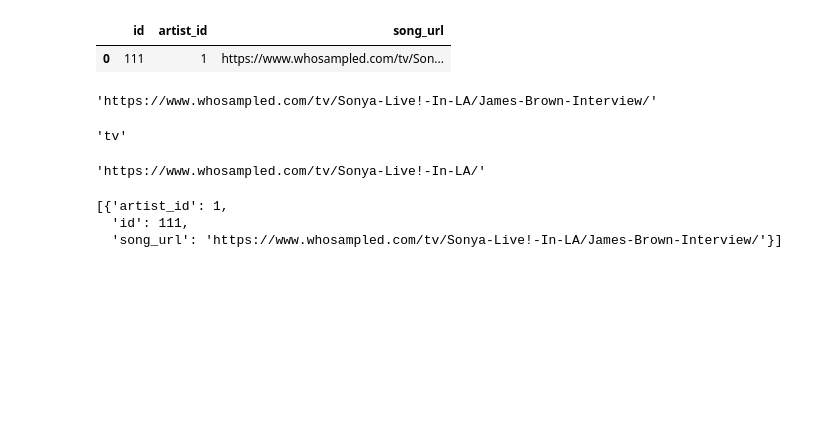
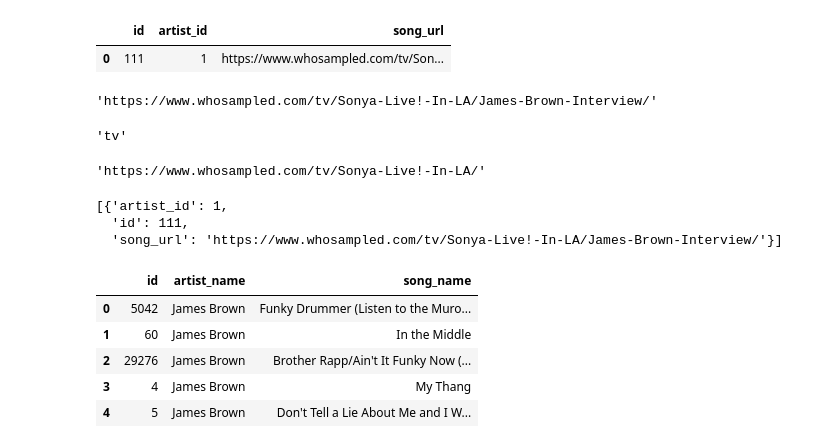
Before and after one commit to brettashley/ml-mix-lab, a Jupyter notebook: notebooks/db-interaction.ipynb, the cells around one changed output. Drawn from its saved outputs; the diff is of its cells as text; code cells hidden in the pictures; blank space fills up the shorter version.

```diff
--- a/notebooks/db-interaction.ipynb
+++ b/notebooks/db-interaction.ipynb
@@ -575,0 +584,9 @@ df.to_dict(orient=)
+# %%
+db.get_song_and_artist_names(artist_id=1).head()
+# %% [output]
+|  | id | artist_name | song_name |
+| 0 | 5042 | James Brown | Funky Drummer (Listen to the Muro... |
+| 1 | 60 | James Brown | In the Middle |
+| 2 | 29276 | James Brown | Brother Rapp/Ain't It Funky Now (... |
+| 3 | 4 | James Brown | My Thang |
+| 4 | 5 | James Brown | Don't Tell a Lie About Me and I W... |
```
Also changed, not shown: parts of 9 cells of this notebook, 3 other files.
